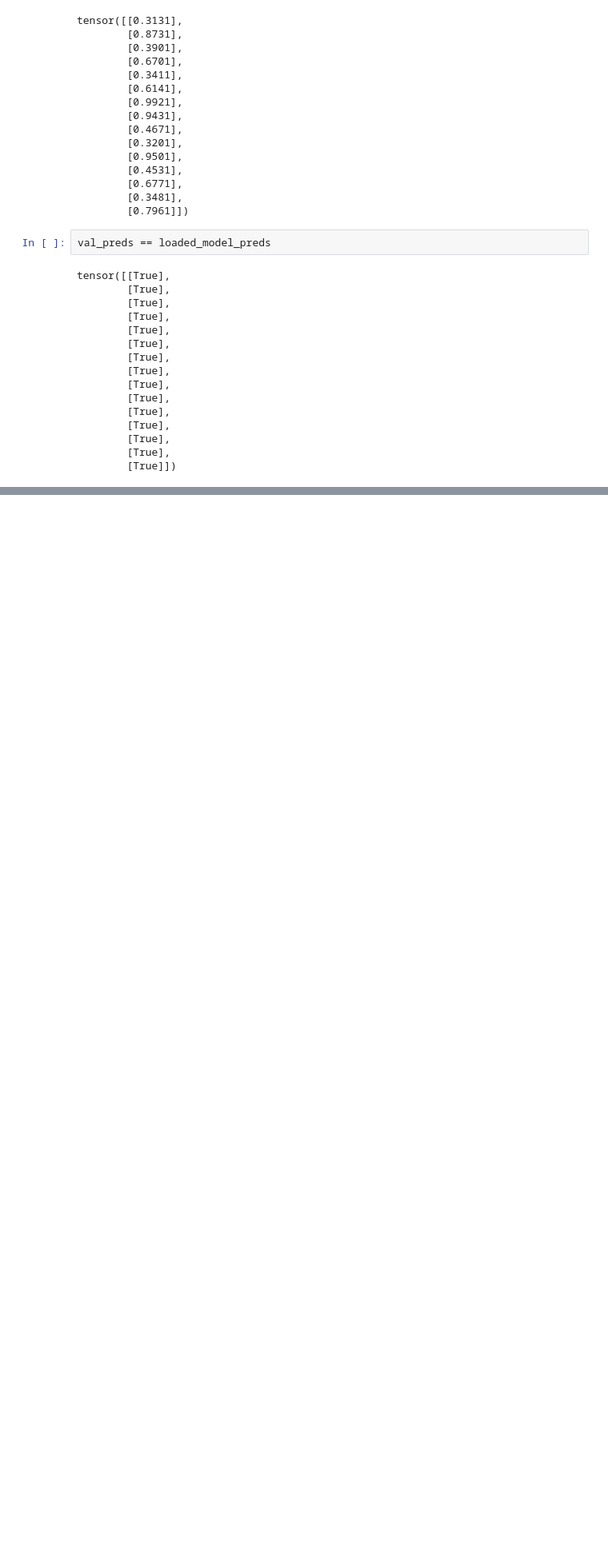
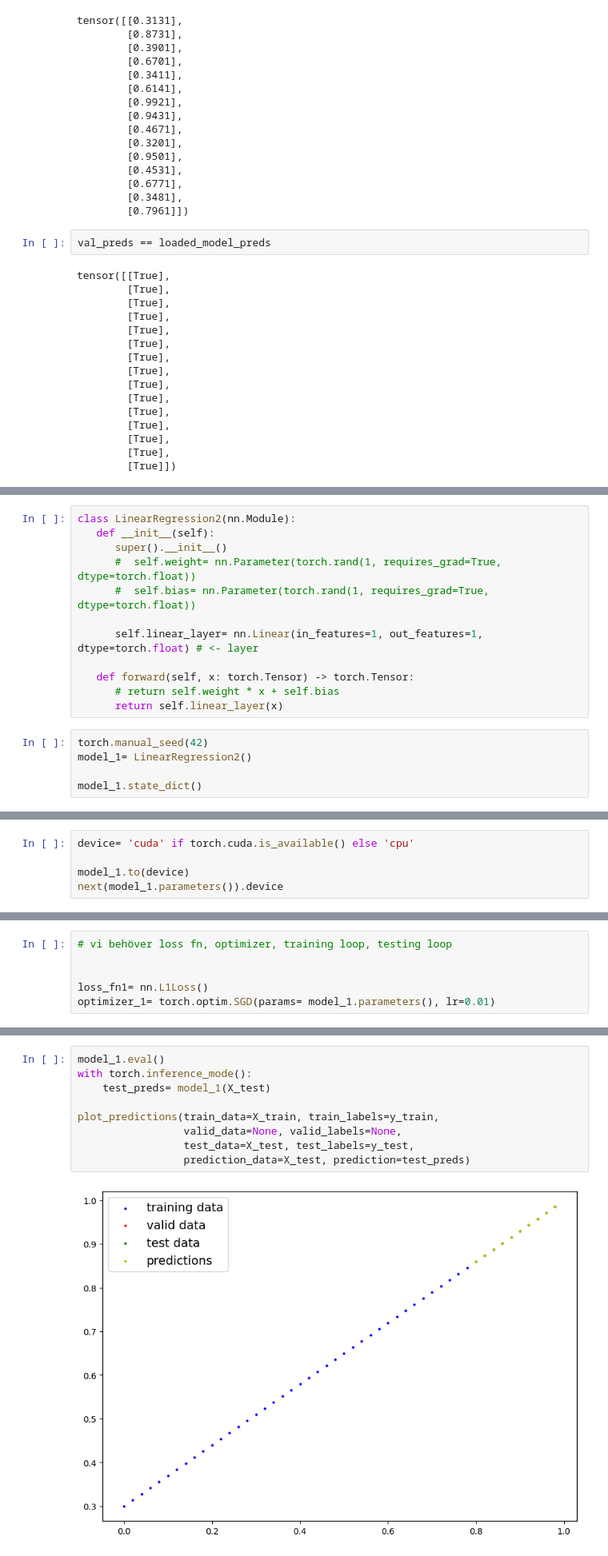
Before and after one commit to DavidDanell/PyTorch, a Jupyter notebook: workflows_red0.ipynb, the cells around one changed output, grey strips where cells are left out. Shown at 80% size. Saved outputs shown, nothing was run; the diff lists cells and outputs as text; blank space fills up the shorter version.

```diff
--- a/workflows_red0.ipynb
+++ b/workflows_red0.ipynb
@@ -341,0 +405,17 @@ tensor([[True],
+# %%
+class LinearRegression2(nn.Module):
+   def __init__(self):
+      super().__init__()
+      #  self.weight= nn.Parameter(torch.rand(1, requires_grad=True, dtype=torch.float))
+      #  self.bias= nn.Parameter(torch.rand(1, requires_grad=True, dtype=torch.float))
+
+      self.linear_layer= nn.Linear(in_features=1, out_features=1, dtype=torch.float) # <- layer
+
+   def forward(self, x: torch.Tensor) -> torch.Tensor:
+      # return self.weight * x + self.bias
+      return self.linear_layer(x)
+# %%
+torch.manual_seed(42)
+model_1= LinearRegression2()
+
+model_1.state_dict()
@@ -341,0 +427,5 @@ tensor([[True],
+# %%
+device= 'cuda' if torch.cuda.is_available() else 'cpu'
+
+model_1.to(device)
+next(model_1.parameters()).device
@@ -341,0 +434,6 @@ tensor([[True],
+# %%
+# vi behöver loss fn, optimizer, training loop, testing loop
+
+
+loss_fn1= nn.L1Loss()
+optimizer_1= torch.optim.SGD(params= model_1.parameters(), lr=0.01)
@@ -341,0 +510,11 @@ tensor([[True],
+# %%
+model_1.eval()
+with torch.inference_mode():
+    test_preds= model_1(X_test)
+
+plot_predictions(train_data=X_train, train_labels=y_train,
+                 valid_data=None, valid_labels=None,
+                 test_data=X_test, test_labels=y_test,
+                 prediction_data=X_test, prediction=test_preds)
+# %% [output]
+[figure, added]
```
Also changed, not shown: parts of 16 cells of this notebook.
